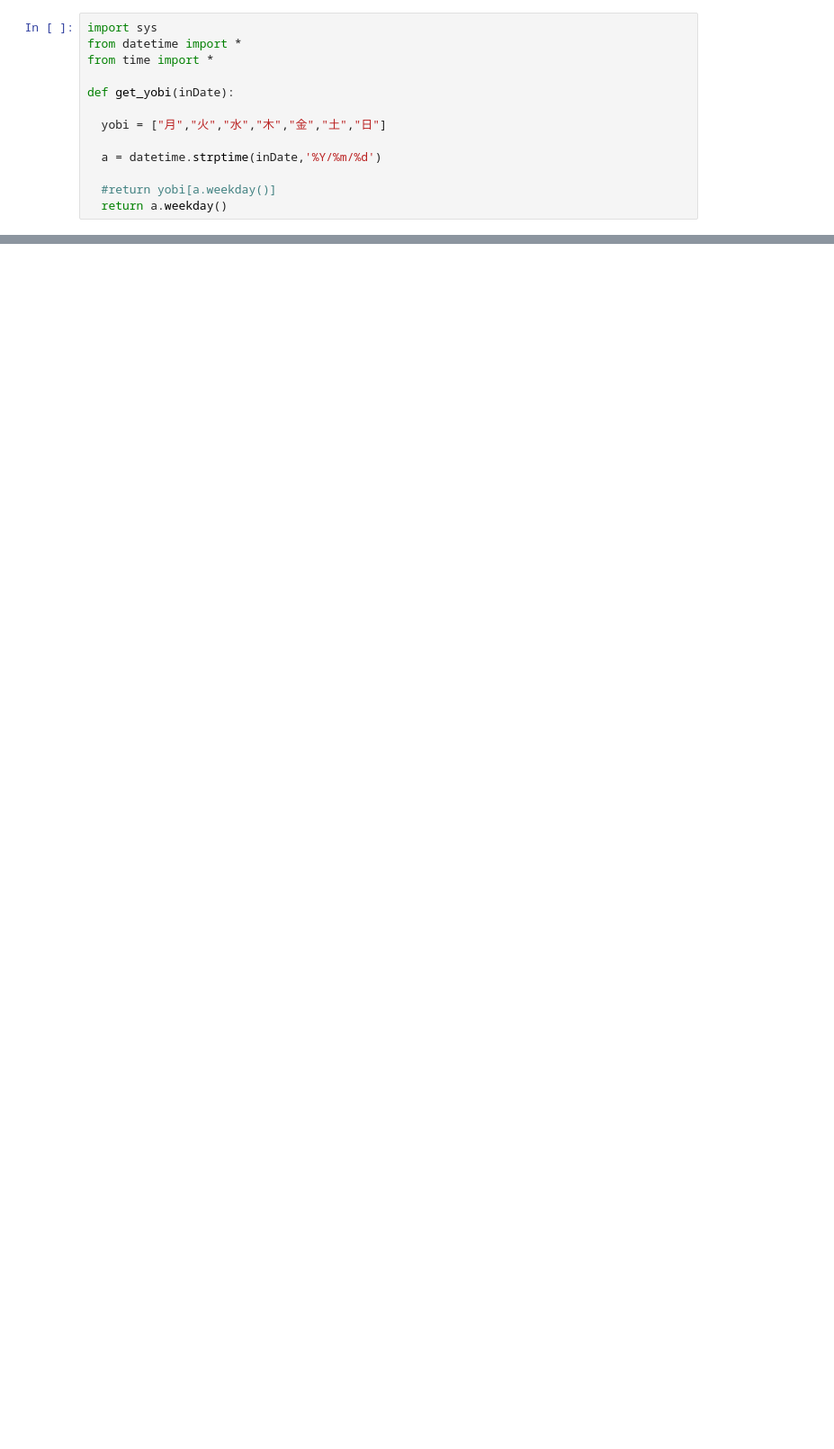
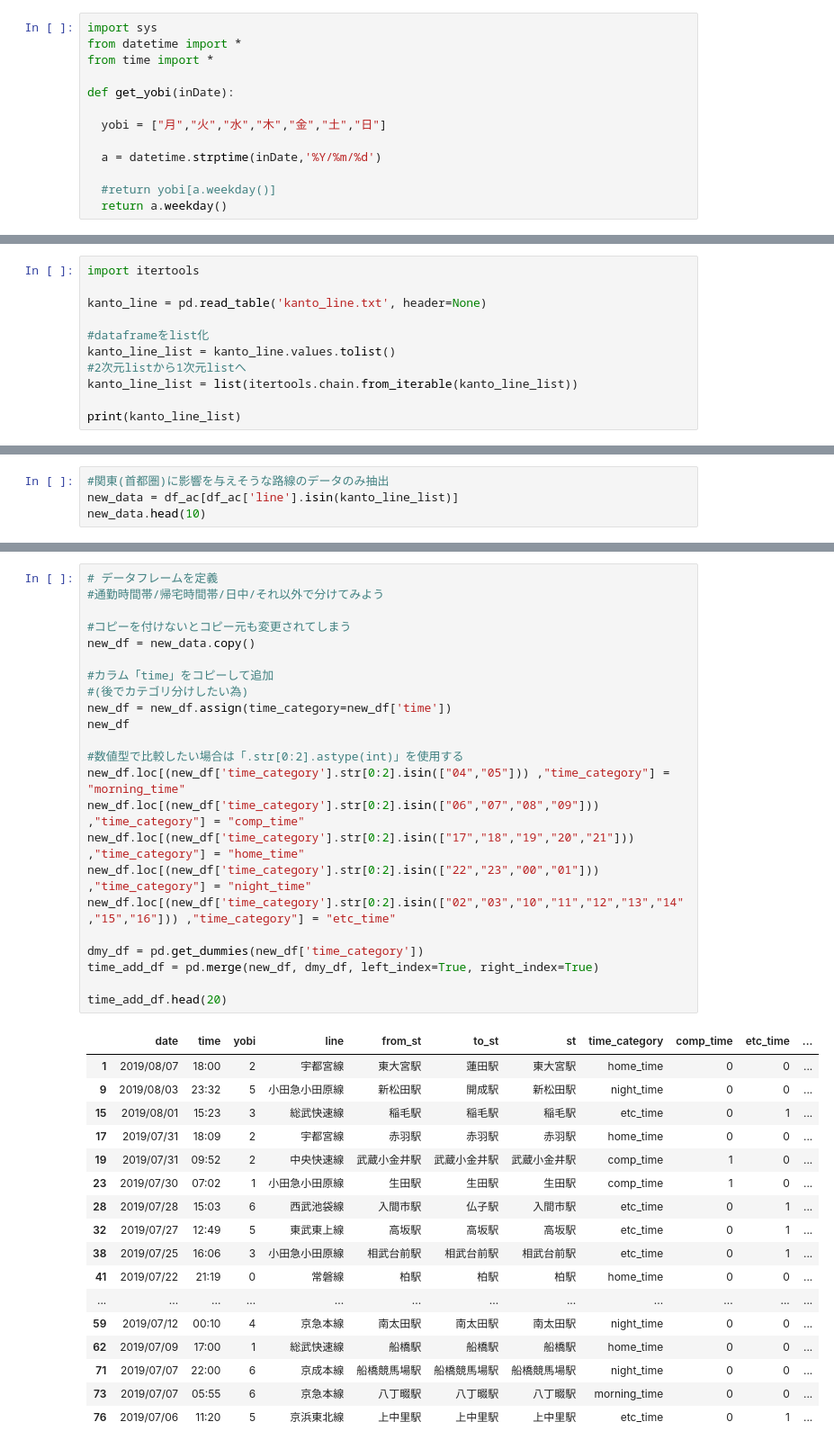
Before and after one commit to soichi-fujiwara/jupyter-notebook, a Jupyter notebook: Web_scraping_Accidents.ipynb, the cells around one changed output, grey strips where cells are left out. Shown at 90% size. Cells and saved outputs as stored; diff of their text form; blank space fills up the shorter version.

```diff
--- a/Web_scraping_Accidents.ipynb
+++ b/Web_scraping_Accidents.ipynb
@@ -223,0 +90,11 @@ plt.axis('off')
+# %%
+import itertools
+
+kanto_line = pd.read_table('kanto_line.txt', header=None)
+
+#dataframeをlist化
+kanto_line_list = kanto_line.values.tolist()
+#2次元listから1次元listへ
+kanto_line_list = list(itertools.chain.from_iterable(kanto_line_list))
+
+print(kanto_line_list)
@@ -223,0 +103,4 @@ plt.axis('off')
+# %%
+#関東(首都圏)に影響を与えそうな路線のデータのみ抽出
+new_data = df_ac[df_ac['line'].isin(kanto_line_list)]
+new_data.head(10)
@@ -223,0 +139,41 @@ plt.axis('off')
+# %%
+# データフレームを定義
+#通勤時間帯/帰宅時間帯/日中/それ以外で分けてみよう
+
+#コピーを付けないとコピー元も変更されてしまう
+new_df = new_data.copy()
+
+#カラム「time」をコピーして追加
+#(後でカテゴリ分けしたい為)
+new_df = new_df.assign(time_category=new_df['time'])
+new_df
+
+#数値型で比較したい場合は「.str[0:2].astype(int)」を使用する
+new_df.loc[(new_df['time_category'].str[0:2].isin(["04","05"])) ,"time_category"] = "morning_time"
+new_df.loc[(new_df['time_category'].str[0:2].isin(["06","07","08","09"])) ,"time_category"] = "comp_time"
+new_df.loc[(new_df['time_category'].str[0:2].isin(["17","18","19","20","21"])) ,"time_category"] = "home_time"
+new_df.loc[(new_df['time_category'].str[0:2].isin(["22","23","00","01"])) ,"time_category"] = "night_time"
+new_df.loc[(new_df['time_category'].str[0:2].isin(["02","03","10","11","12","13","14","15","16"])) ,"time_category"] = "etc_time"
+
+dmy_df = pd.get_dummies(new_df['time_category'])
+time_add_df = pd.merge(new_df, dmy_df, left_index=True, right_index=True)
+
+time_add_df.head(20)
+# %% [output]
+|  | date | time | yobi | line | from_st | to_st | st | time_category | comp_time | etc_time | ... |
+| 1 | 2019/08/07 | 18:00 | 2 | 宇都宮線 | 東大宮駅 | 蓮田駅 | 東大宮駅 | home_time | 0 | 0 | ... |
+| 9 | 2019/08/03 | 23:32 | 5 | 小田急小田原線 | 新松田駅 | 開成駅 | 新松田駅 | night_time | 0 | 0 | ... |
+| 15 | 2019/08/01 | 15:23 | 3 | 総武快速線 | 稲毛駅 | 稲毛駅 | 稲毛駅 | etc_time | 0 | 1 | ... |
+| 17 | 2019/07/31 | 18:09 | 2 | 宇都宮線 | 赤羽駅 | 赤羽駅 | 赤羽駅 | home_time | 0 | 0 | ... |
+| 19 | 2019/07/31 | 09:52 | 2 | 中央快速線 | 武蔵小金井駅 | 武蔵小金井駅 | 武蔵小金井駅 | comp_time | 1 | 0 | ... |
+| 23 | 2019/07/30 | 07:02 | 1 | 小田急小田原線 | 生田駅 | 生田駅 | 生田駅 | comp_time | 1 | 0 | ... |
+| 28 | 2019/07/28 | 15:03 | 6 | 西武池袋線 | 入間市駅 | 仏子駅 | 入間市駅 | etc_time | 0 | 1 | ... |
+| 32 | 2019/07/27 | 12:49 | 5 | 東武東上線 | 高坂駅 | 高坂駅 | 高坂駅 | etc_time | 0 | 1 | ... |
+| 38 | 2019/07/25 | 16:06 | 3 | 小田急小田原線 | 相武台前駅 | 相武台前駅 | 相武台前駅 | etc_time | 0 | 1 | ... |
+| 41 | 2019/07/22 | 21:19 | 0 | 常磐線 | 柏駅 | 柏駅 | 柏駅 | home_time | 0 | 0 | ... |
+| ... | ... | ... | ... | ... | ... | ... | ... | ... | ... | ... | ... |
+| 59 | 2019/07/12 | 00:10 | 4 | 京急本線 | 南太田駅 | 南太田駅 | 南太田駅 | night_time | 0 | 0 | ... |
+| 62 | 2019/07/09 | 17:00 | 1 | 総武快速線 | 船橋駅 | 船橋駅 | 船橋駅 | home_time | 0 | 0 | ... |
+| 71 | 2019/07/07 | 22:00 | 6 | 京成本線 | 船橋競馬場駅 | 船橋競馬場駅 | 船橋競馬場駅 | night_time | 0 | 0 | ... |
+| 73 | 2019/07/07 | 05:55 | 6 | 京急本線 | 八丁畷駅 | 八丁畷駅 | 八丁畷駅 | morning_time | 0 | 0 | ... |
+| 76 | 2019/07/06 | 11:20 | 5 | 京浜東北線 | 上中里駅 | 上中里駅 | 上中里駅 | etc_time | 0 | 1 | ... |
```
Also changed, not shown: parts of 13 cells of this notebook.
